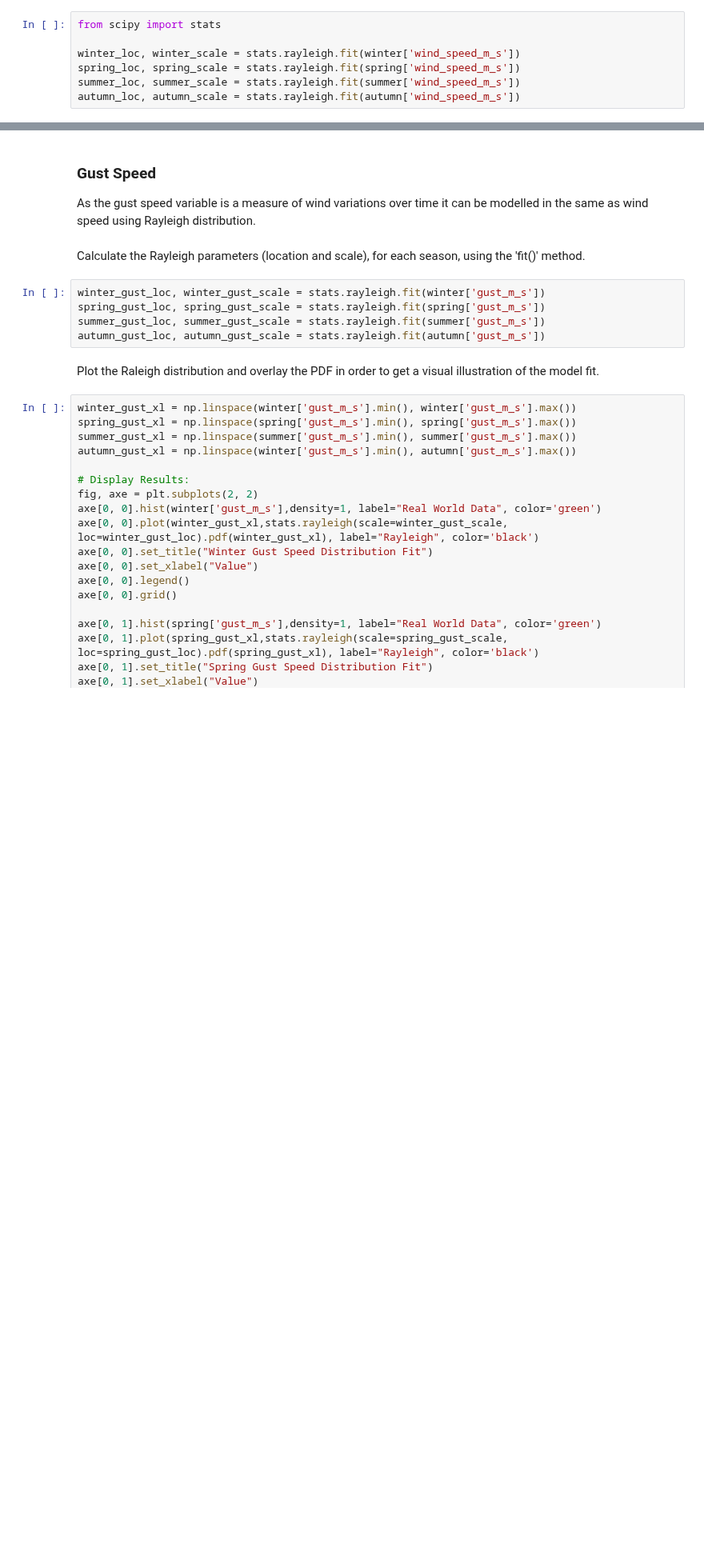
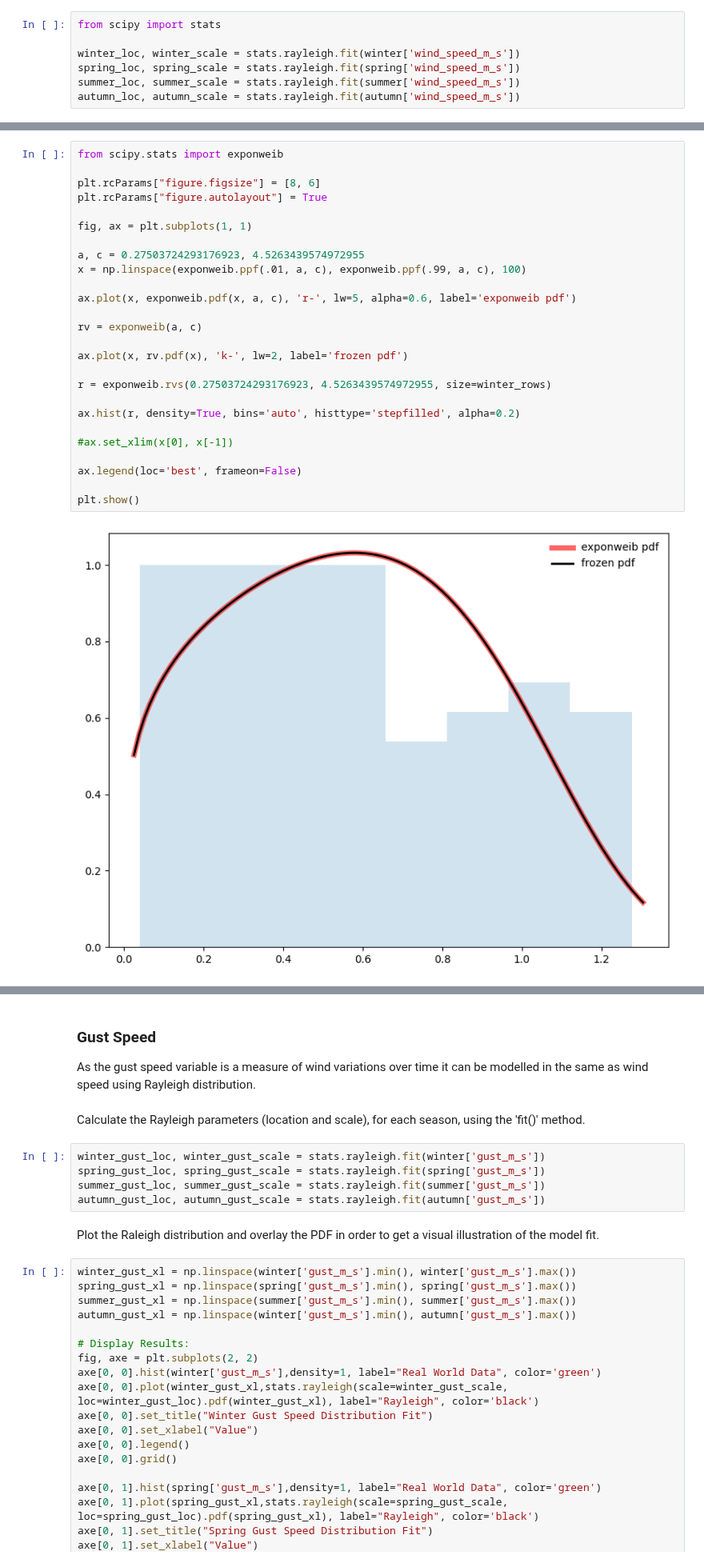
Before and after one commit to humphs078/ProgrammingforDataAnalysisAssignment_1, a Jupyter notebook: submission_notebook.ipynb, the cells around one changed output, grey strips where cells are left out. Shown at 80% size. Drawn from its saved outputs; the diff is of its cells as text; blank space fills up the shorter version.

```diff
--- a/submission_notebook.ipynb
+++ b/submission_notebook.ipynb
@@ -416,0 +407,28 @@ The histograms from the generated data have a similar appearance to the wind spe
+# %%
+from scipy.stats import exponweib
+
+plt.rcParams["figure.figsize"] = [8, 6]
+plt.rcParams["figure.autolayout"] = True
+
+fig, ax = plt.subplots(1, 1)
+
+a, c = 0.27503724293176923, 4.5263439574972955
+x = np.linspace(exponweib.ppf(.01, a, c), exponweib.ppf(.99, a, c), 100)
+
+ax.plot(x, exponweib.pdf(x, a, c), 'r-', lw=5, alpha=0.6, label='exponweib pdf')
+
+rv = exponweib(a, c)
+
+ax.plot(x, rv.pdf(x), 'k-', lw=2, label='frozen pdf')
+
+r = exponweib.rvs(0.27503724293176923, 4.5263439574972955, size=winter_rows)
+
+ax.hist(r, density=True, bins='auto', histtype='stepfilled', alpha=0.2)
+
+#ax.set_xlim(x[0], x[-1])
+
+ax.legend(loc='best', frameon=False)
+
+plt.show()
+# %% [output]
+[figure, added]
```
Also changed, not shown: parts of 25 cells of this notebook.
